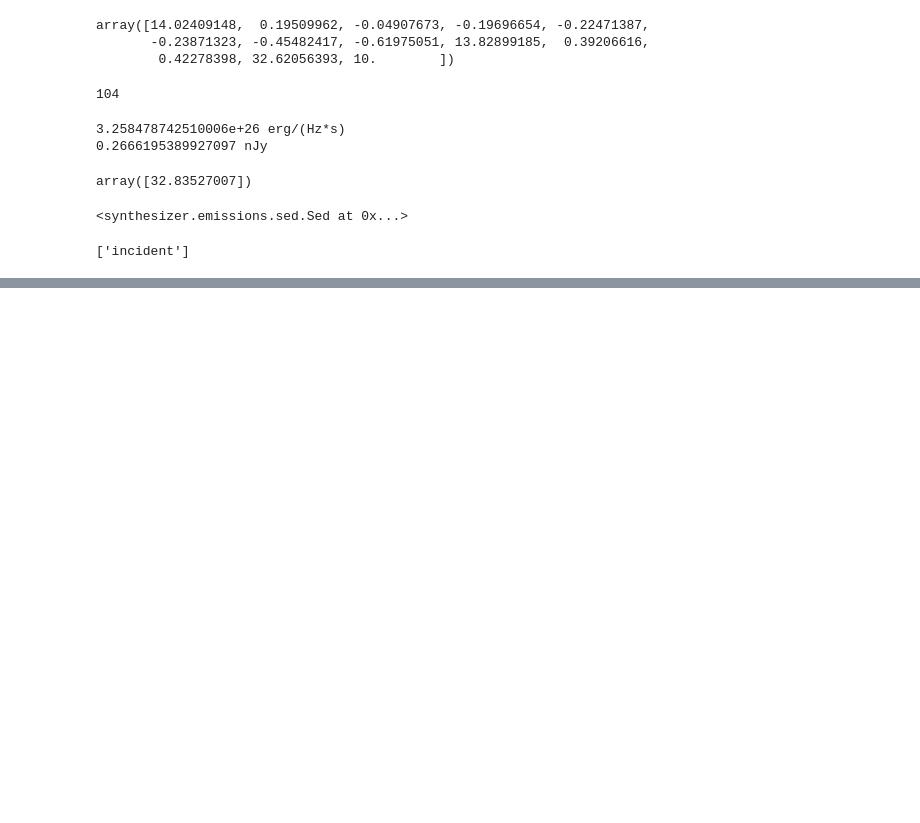
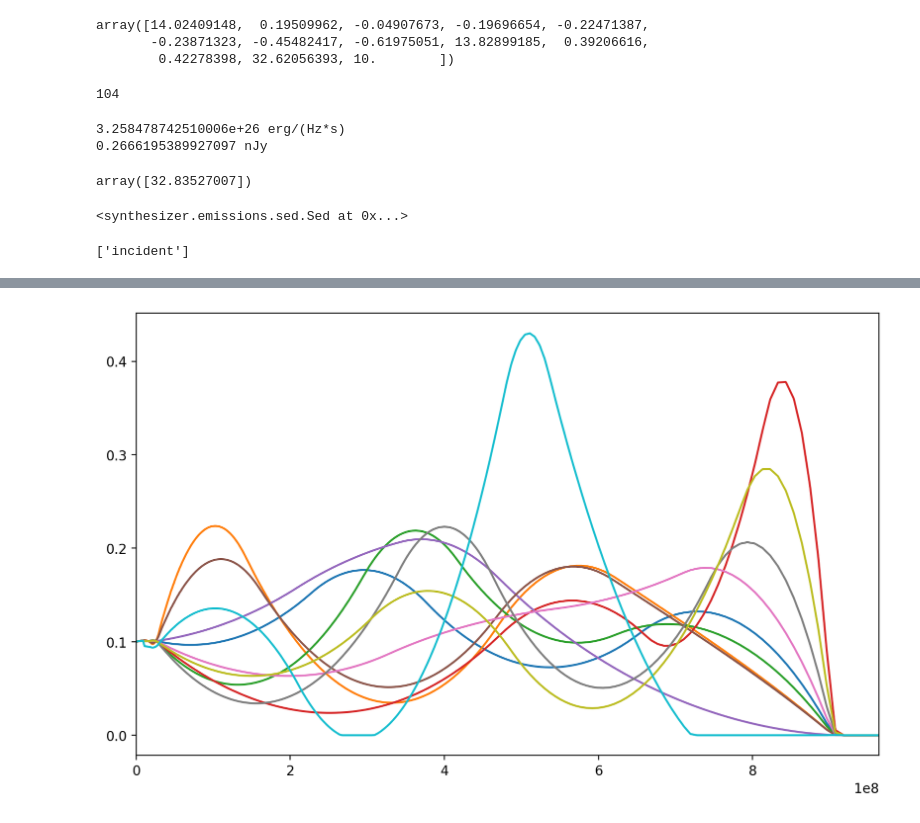
Before and after one commit to synthesizer-project/synference, a Jupyter notebook: scripts/proof_of_concept.ipynb, the cells around one changed output, grey strips where cells are left out. Saved outputs shown, nothing was run; the diff lists cells and outputs as text; code cells hidden in the pictures; blank space fills up the shorter version.

```diff
--- a/scripts/proof_of_concept.ipynb
+++ b/scripts/proof_of_concept.ipynb
@@ -641,0 +656,30 @@ np.shape(params)
+# %%
+def generate_random_DB_sfh(
+    size=1,
+    Nparam=3,
+    tx_alpha=5,
+    redshift=6,
+    logmass=8,
+    logsfr=-1,
+):
+    txs = np.cumsum(np.random.dirichlet(np.ones((Nparam+1,))*tx_alpha, size=size),axis=1)[0:,0:-1][0]
+
+    db_tuple = (logmass, logsfr, Nparam, *txs)
+    sfh = SFH.DenseBasis(db_tuple, redshift)
+
+    return sfh
+
+fig, axs = plt.subplots(1, 1, figsize=(10, 6), dpi=200, facecolor='w', edgecolor='k')
+
+for i in range(10):
+    sfh = generate_random_DB_sfh(size=1, Nparam=3, tx_alpha=5, redshift=6, logmass=8, logsfr=-1)
+    time,sfh=sfh.calculate_sfh()
+    # last non zero index in SFH
+
+    last_non_zero = np.where(sfh > 0)[0][-1]
+
+    axs.plot(time, sfh)
+
+    axs.set_xlim(0, 1.05*time[last_non_zero])
+# %% [output]
+[figure, added]
```
Also changed, not shown: parts of 7 cells of this notebook, 7 other files.
